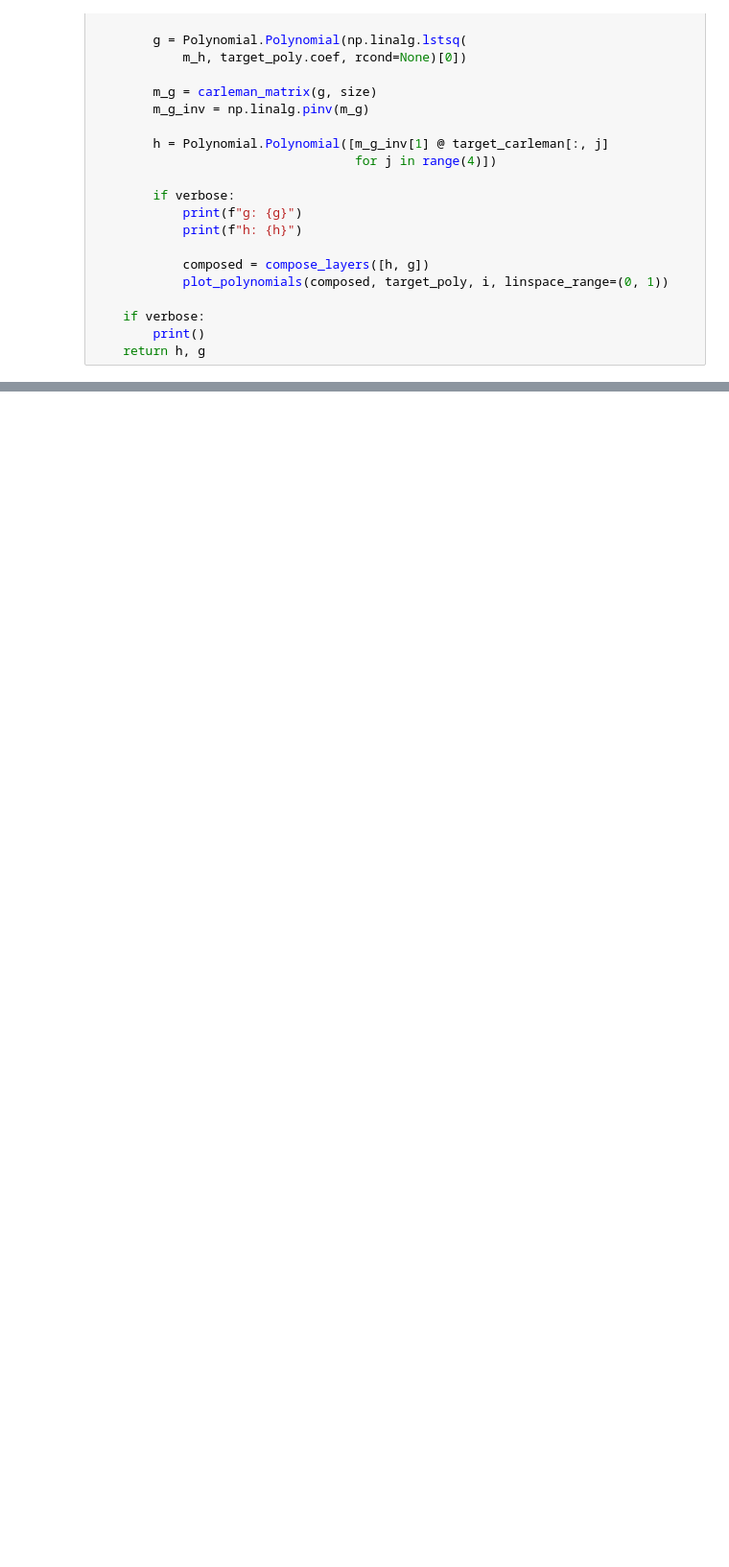
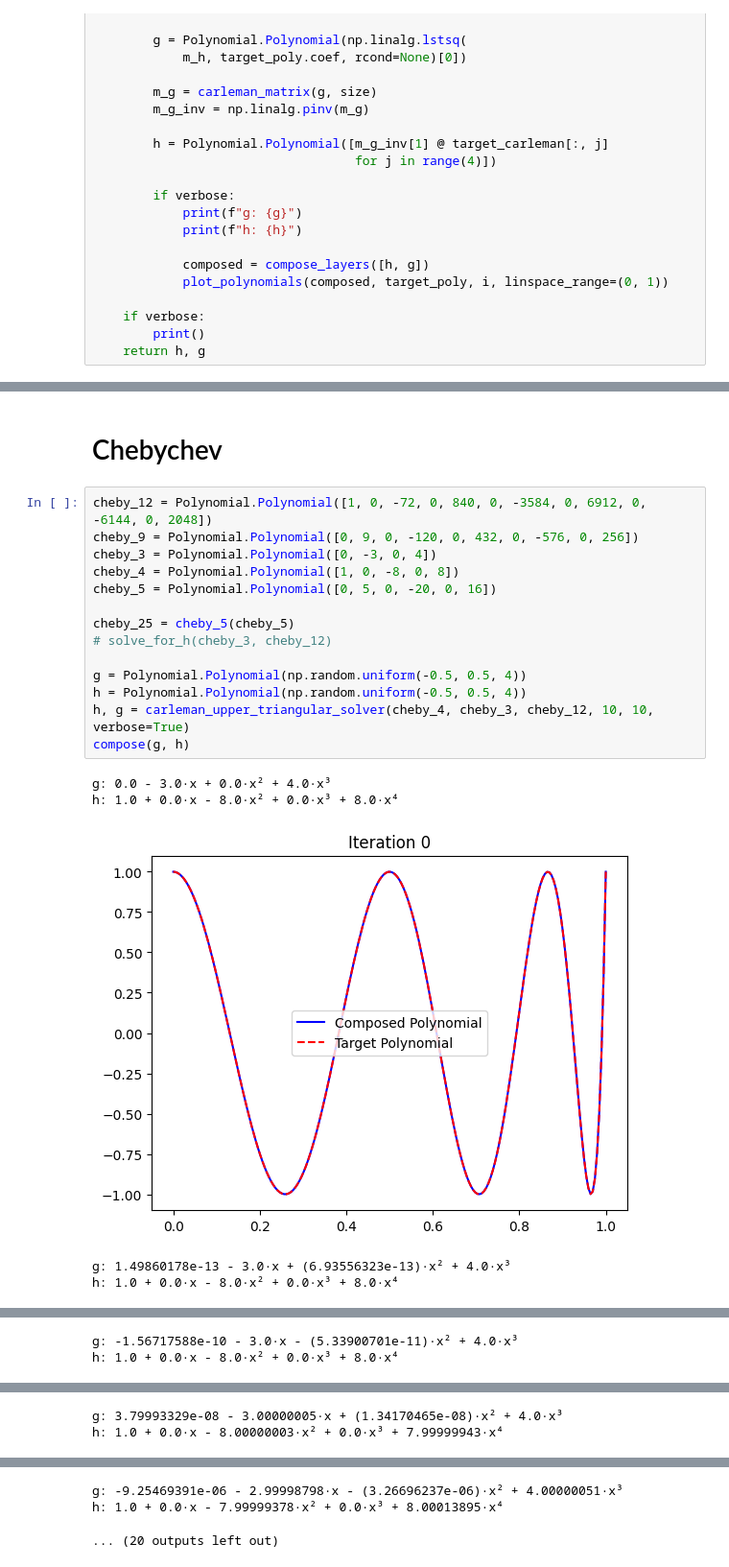
Before and after one commit to Scezaquer/polynomial-composition, a Jupyter notebook: carleman_upper_triangular.ipynb, the cells around one changed output, grey strips where cells are left out. Shown at 96% size. Cells and saved outputs as stored; diff of their text form; blank space fills up the shorter version.

```diff
--- a/carleman_upper_triangular.ipynb
+++ b/carleman_upper_triangular.ipynb
@@ -154,0 +209,22 @@ plt.show()
+# %% [markdown]
+# Chebychev
+# %%
+cheby_12 = Polynomial.Polynomial([1, 0, -72, 0, 840, 0, -3584, 0, 6912, 0, -6144, 0, 2048])
+cheby_9 = Polynomial.Polynomial([0, 9, 0, -120, 0, 432, 0, -576, 0, 256])
+cheby_3 = Polynomial.Polynomial([0, -3, 0, 4])
+cheby_4 = Polynomial.Polynomial([1, 0, -8, 0, 8])
+cheby_5 = Polynomial.Polynomial([0, 5, 0, -20, 0, 16])
+
+cheby_25 = cheby_5(cheby_5)
+# solve_for_h(cheby_3, cheby_12)
+
+g = Polynomial.Polynomial(np.random.uniform(-0.5, 0.5, 4))
+h = Polynomial.Polynomial(np.random.uniform(-0.5, 0.5, 4))
+h, g = carleman_upper_triangular_solver(cheby_4, cheby_3, cheby_12, 10, 10, verbose=True)
+compose(g, h)
+# %% [output]
+g: 0.0 - 3.0·x + 0.0·x² + 4.0·x³
+h: 1.0 + 0.0·x - 8.0·x² + 0.0·x³ + 8.0·x⁴
+[figure, added]
+g: 1.49860178e-13 - 3.0·x + (6.93556323e-13)·x² + 4.0·x³
+h: 1.0 + 0.0·x - 8.0·x² + 0.0·x³ + 8.0·x⁴
@@ -154,0 +233,2 @@ plt.show()
+g: -1.56717588e-10 - 3.0·x - (5.33900701e-11)·x² + 4.0·x³
+h: 1.0 + 0.0·x - 8.0·x² + 0.0·x³ + 8.0·x⁴
@@ -154,0 +237,2 @@ plt.show()
+g: 3.79993329e-08 - 3.00000005·x + (1.34170465e-08)·x² + 4.0·x³
+h: 1.0 + 0.0·x - 8.00000003·x² + 0.0·x³ + 7.99999943·x⁴
@@ -154,0 +241,3 @@ plt.show()
+g: -9.25469391e-06 - 2.99998798·x - (3.26696237e-06)·x² + 4.00000051·x³
+h: 1.0 + 0.0·x - 7.99999378·x² + 0.0·x³ + 8.00013895·x⁴
+... (20 outputs left out)
```
Also changed, not shown: parts of 10 cells of this notebook, 13 other files.
